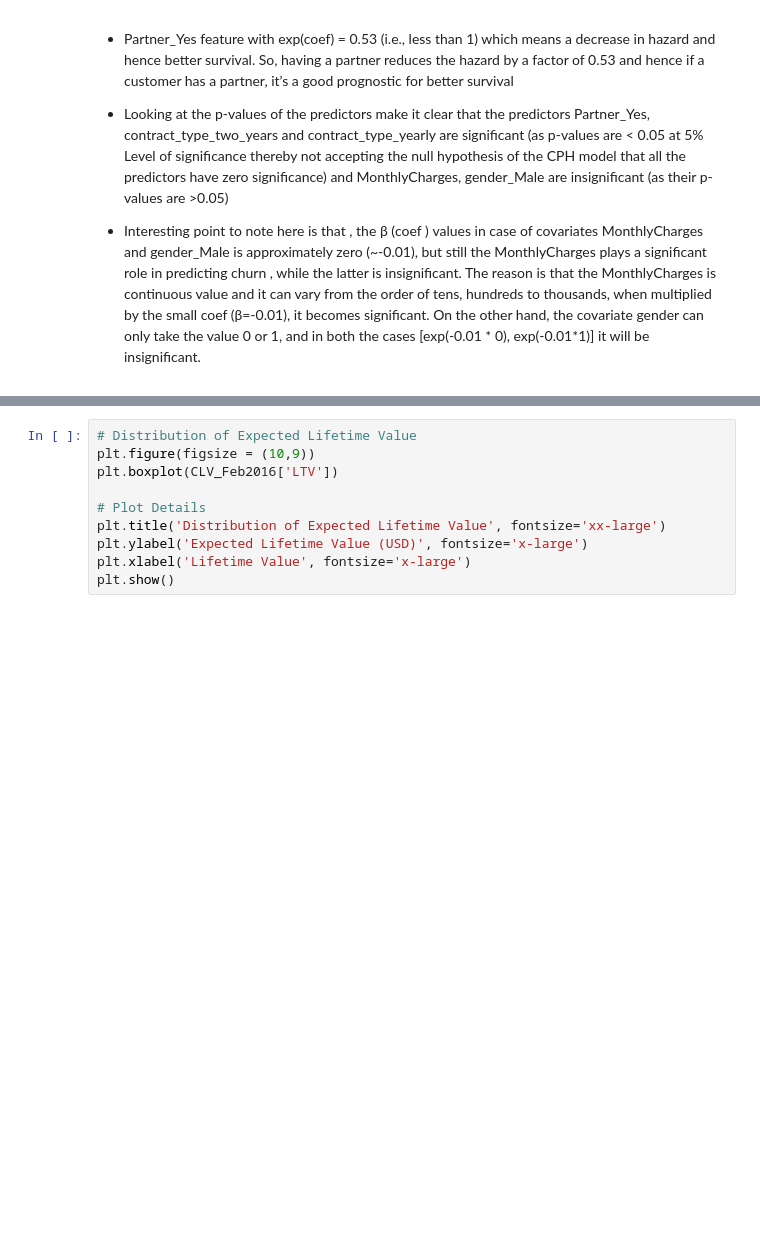
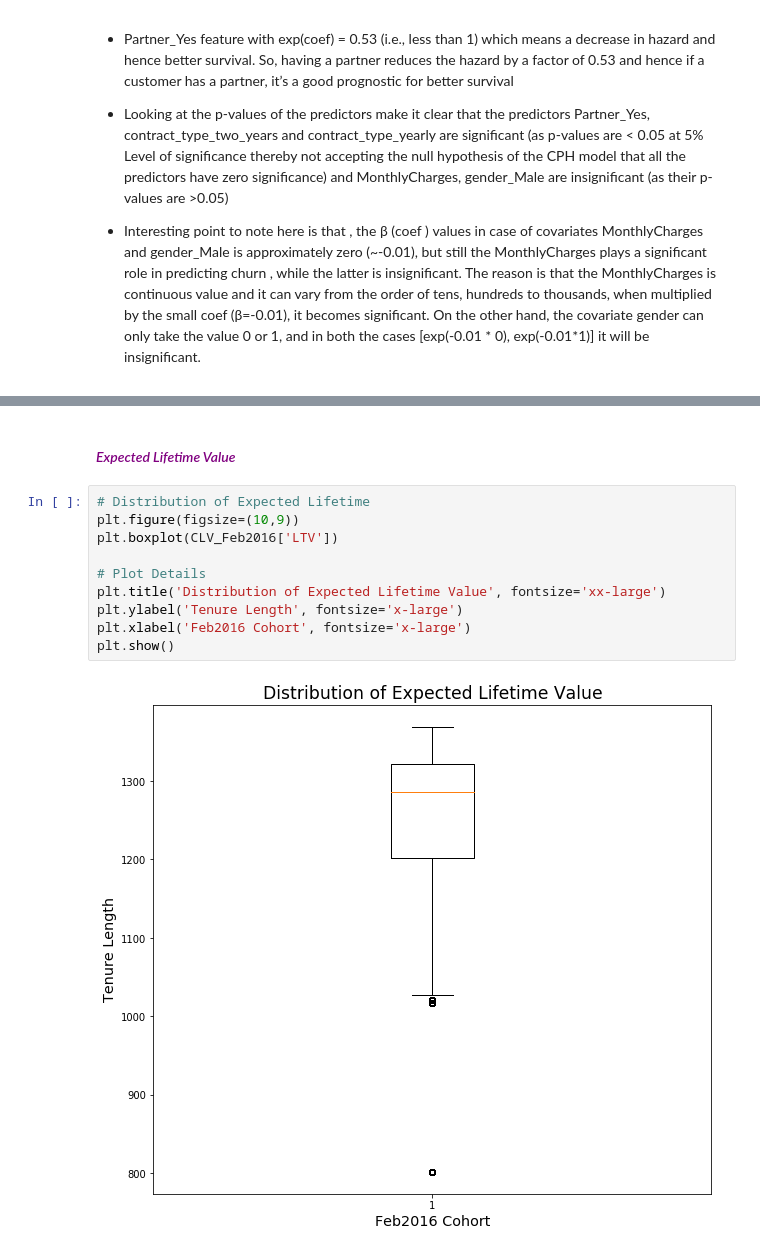
Before and after one commit to dangoML/Project-Portfolio, a Jupyter notebook: KKBox Part 3 - Customer Lifetime Value Analysis/KKBox LTV - Part 2 - Survival, Hazard, & LTV Analysis.ipynb, the cells around one changed output, grey strips where cells are left out. Cells and saved outputs as stored; diff of their text form; blank space fills up the shorter version.

```diff
--- a/KKBox Part 3 - Customer Lifetime Value Analysis/KKBox LTV - Part 2 - Survival, Hazard, & LTV Analysis.ipynb
+++ b/KKBox Part 3 - Customer Lifetime Value Analysis/KKBox LTV - Part 2 - Survival, Hazard, & LTV Analysis.ipynb
@@ -369,10 +411,14 @@ plt.show()
+# %% [markdown]
+#### <font color=purple>*Expected Lifetime Value*</font>
 # %%
-# Distribution of Expected Lifetime Value
-plt.figure(figsize = (10,9))
+# Distribution of Expected Lifetime
+plt.figure(figsize=(10,9))
 plt.boxplot(CLV_Feb2016['LTV'])
 
 # Plot Details
 plt.title('Distribution of Expected Lifetime Value', fontsize='xx-large')
-plt.ylabel('Expected Lifetime Value (USD)', fontsize='x-large')
-plt.xlabel('Lifetime Value', fontsize='x-large')
+plt.ylabel('Tenure Length', fontsize='x-large')
+plt.xlabel('Feb2016 Cohort', fontsize='x-large')
 plt.show()
+# %% [output]
+[figure, added]
```
Also changed, not shown: parts of 62 cells of this notebook, 5 other files.
